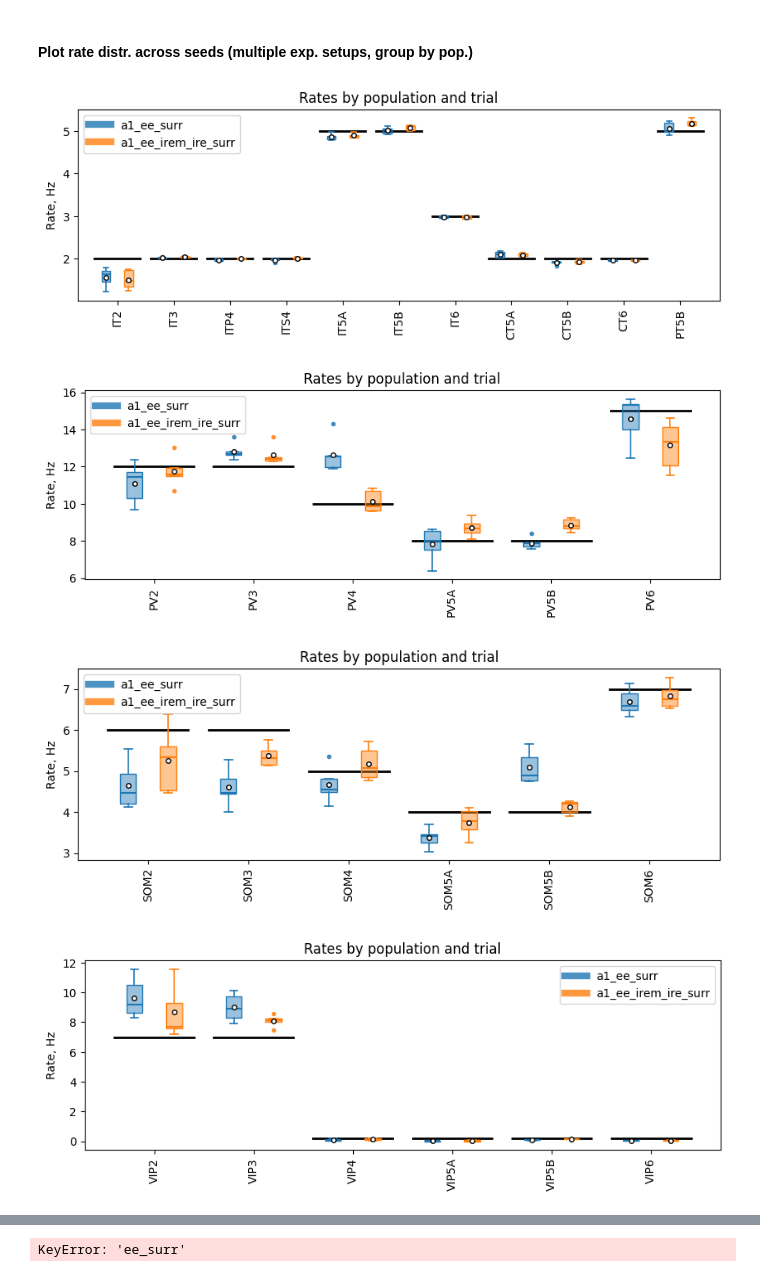
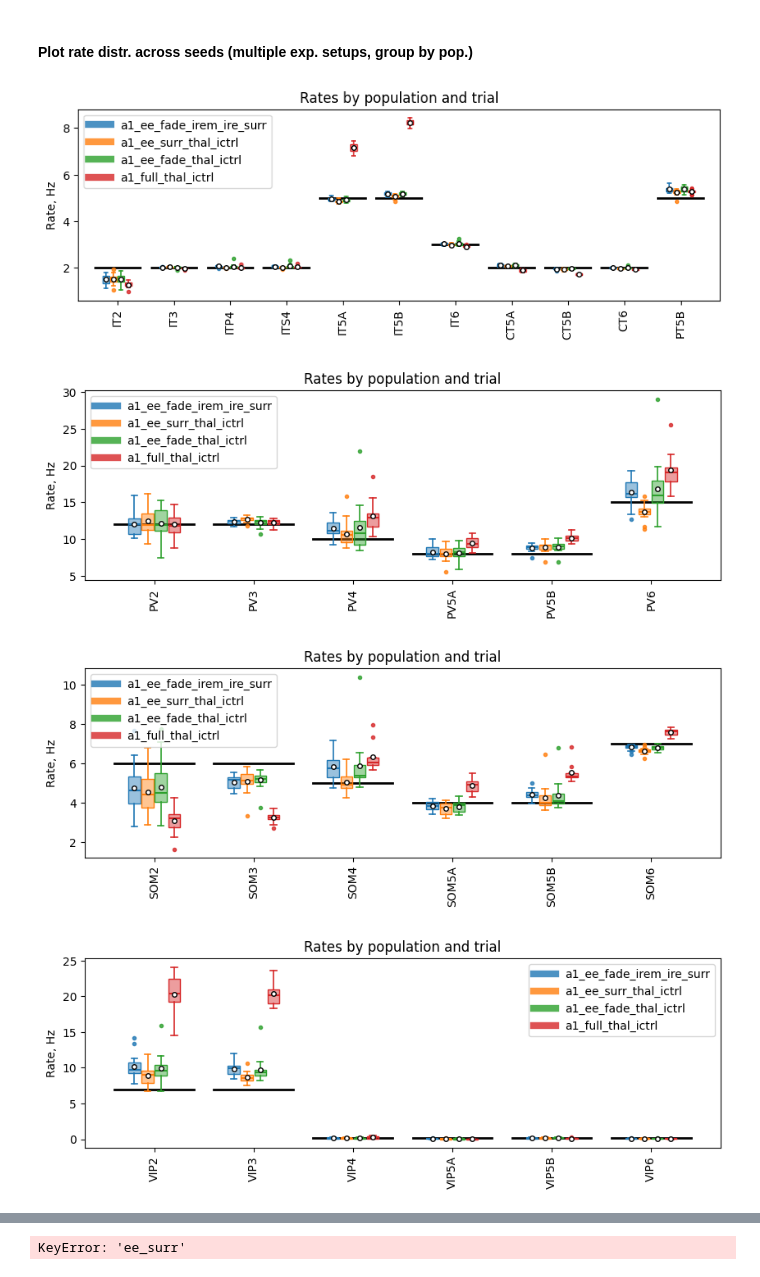
Before and after one commit to niknovikov19/A1-OUinp, a Jupyter notebook: exp_configs/batch_rxbkg_state1_mech1/net_newsec_ee_fade_var_seed/compare_rates.ipynb, the cells around one changed output, grey strips where cells are left out. Saved outputs shown, nothing was run; the diff lists cells and outputs as text; code cells hidden in the pictures.

```diff
--- a/exp_configs/batch_rxbkg_state1_mech1/net_newsec_ee_fade_var_seed/compare_rates.ipynb
+++ b/exp_configs/batch_rxbkg_state1_mech1/net_newsec_ee_fade_var_seed/compare_rates.ipynb
@@ -49,9 +49,12 @@ exp_names_sub = {
     #'irem_tc_surr': 'exp_irem_tc_0_nseed_15_t_7.0_10.0_wmult_0.25_ee_0.5',
     #'a1_ee_surr': 'exp_a1_ee_0_nseed_5_t_7.0_10.0_wmult_0.25_ee_0.5',
     #'a1_ee_irem_ire_surr': 'exp_a1_ee_0_irem_ire_0_nseed_5_t_7.0_10.0_wmult_0.25_ee_0.5',
-    #'a1_ee_fade_irem_ire_surr': 'exp_a1_ee_fade_irem_ire_0_nseed_15_t_10.0_15.0_wmult_0.25_ee_0.5',
+    'a1_ee_fade_irem_ire_surr': 'exp_a1_ee_fade_irem_ire_0_nseed_15_t_10.0_15.0_wmult_0.25_ee_0.5',
     #'a1_irem_ire_surr': 'exp_a1_irem_ire_0_nseed_15_t_10.0_15.0_wmult_0.25_ee_0.5',
     #'a1_ee_irem_core_surr': 'exp_a1_ee_0_irem_core_0_nseed_5_t_7.0_10.0_wmult_0.25_ee_0.5',
+    'a1_ee_surr_thal_ictrl': 'net_newsec_ctrl_var_seed/exp_a1_ee_0_nseed_15_t_10.0_15.0_ictrl_wmult_0.25_ee_0.5',
+    'a1_ee_fade_thal_ictrl': 'net_newsec_ctrl_var_seed/exp_a1_ee_fade_nseed_15_t_10.0_15.0_ictrl_wmult_0.25_ee_0.5',
+    'a1_full_thal_ictrl': 'net_newsec_ctrl_var_seed/exp_a1_full_nseed_15_t_10.0_15.0_ictrl_wmult_0.25_ee_0.5'
 }
 
 # Load target firing rates
@@ -65,7 +68,9 @@ R_all = {}
 
 for exp_label, exp_name_sub in exp_names_sub.items():
     # Find json files with sim esults
-    dirpath_data = dirpath_res / exp_name_sub / 'results'
+    parts = exp_name_sub.split('/')
+    dirpath_res_base = dirpath_res.parent if len(parts) == 2 else dirpath_res
+    dirpath_data = dirpath_res_base / exp_name_sub / 'results'
     json_files = sorted(dirpath_data.glob('*.json'))
     n_trials = len(json_files)
 
@@ -106,7 +111,7 @@ def plot_rates(
         pops_vis,
         exp_labels=None,
         figsize=(10, 3),
-        box_w=0.16, d=0.2,
+        box_w=0.12, d=0.2,
         target_alpha=1, box_alpha=0.8,
         normalize=False, center=False,
         legend=True, title=True, ylabel=True
@@ -160,34 +165,34 @@ def plot_rates(
         else:
             data_valid = [y for y in data if len(y) > 0]
 
         try:
             ax.boxplot(data_valid, positions=positions, widths=box_w,
                     **box_props(colors[exp_label]))
         except:
             pass
 
     # Simple legend
     if legend:
         handles = [plt.Line2D([0], [0], color=colors[k], lw=6, alpha=box_alpha, label=k) for k in exp_labels]
         ax.legend(handles=handles)
 
     ax.set_xticks(x_base)
     ax.set_xticklabels(pops_vis, rotation=90)
     if ylabel:
         if center: ax.set_ylabel('r - r0, Hz')
         elif normalize: ax.set_ylabel('r / r0')
         else: ax.set_ylabel('Rate, Hz')
     if title:
         ax.set_title('Rates by population and trial')
 
 plot_rates(PYR_POPS)
 plot_rates(PV_POPS)
 plot_rates(SOM_POPS)
 plot_rates(VIP_POPS)
 plot_rates(NGF_POPS)
 plot_rates(THAL_POPS)
 # %% [output]
-[figure, old version]
+[figure, new version]
-[figure, old version]
+[figure, new version]
-[figure, old version]
+[figure, new version]
-[figure, old version]
+[figure, new version]
```
Also changed, not shown: parts of 1 cell of this notebook, 2 other files.
